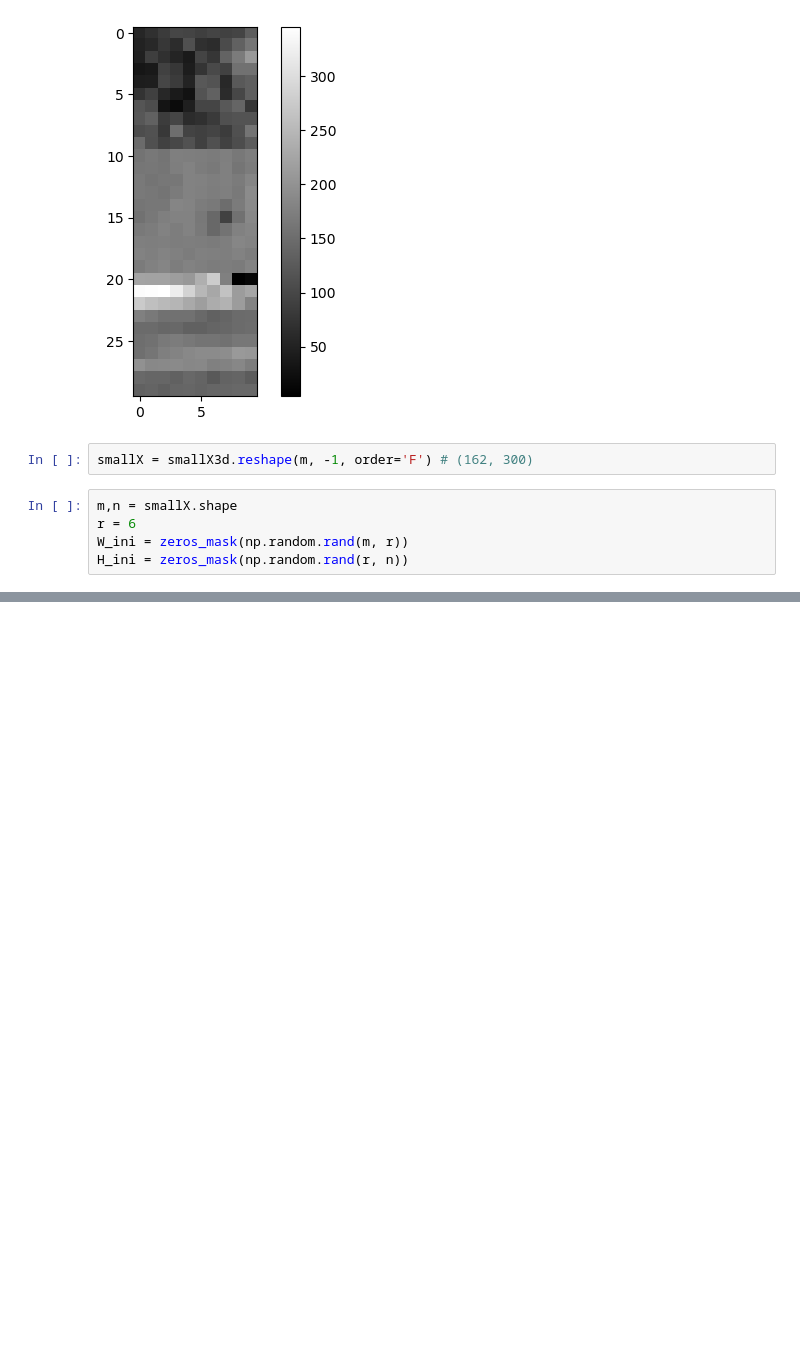
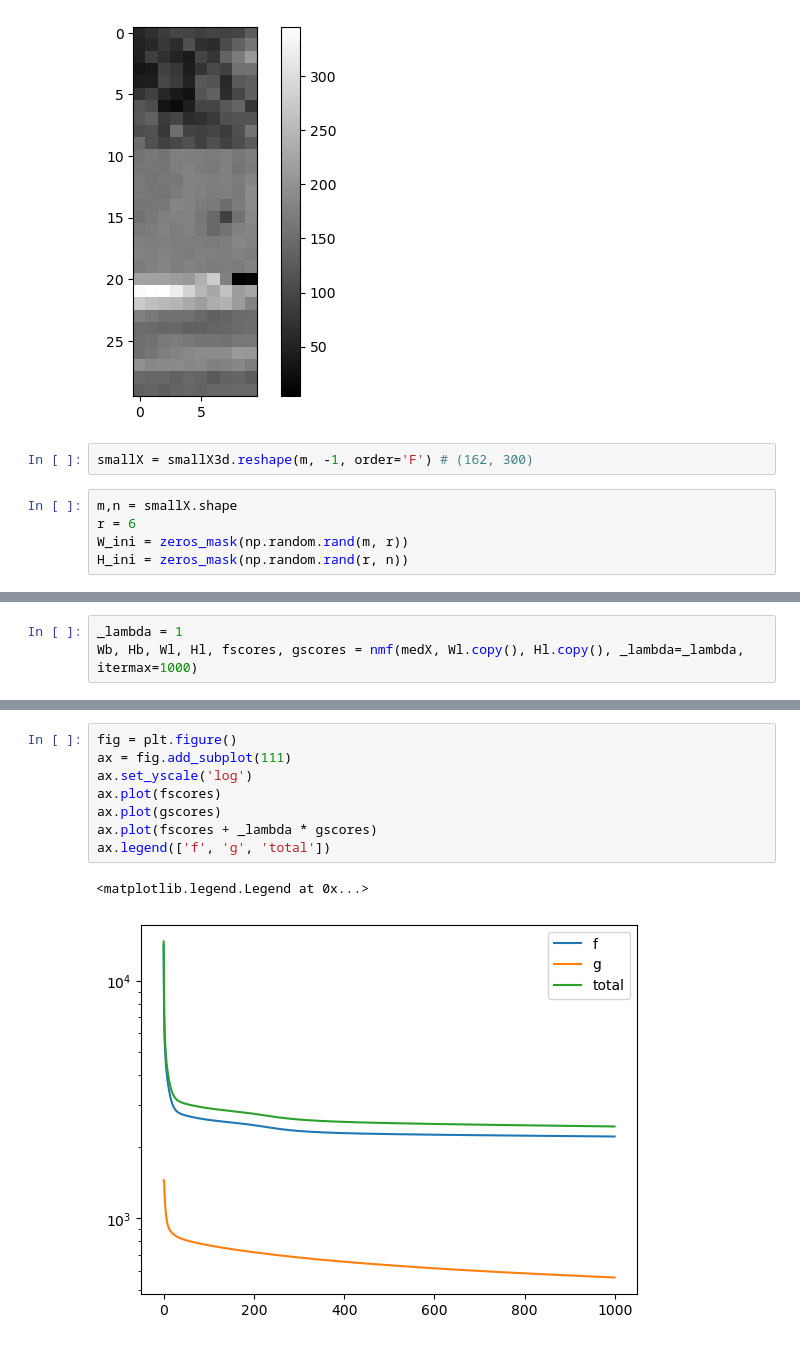
Before and after one commit to waqasbinhamed/seminmf, a Jupyter notebook: real.ipynb, the cells around one changed output, grey strips where cells are left out. Saved outputs shown, nothing was run; the diff lists cells and outputs as text; blank space fills up the shorter version.

```diff
--- a/real.ipynb
+++ b/real.ipynb
@@ -127,0 +148,3 @@ plt.colorbar()
+# %%
+_lambda = 1
+Wb, Hb, Wl, Hl, fscores, gscores = nmf(medX, Wl.copy(), Hl.copy(), _lambda=_lambda, itermax=1000)
@@ -127,0 +169,11 @@ plt.colorbar()
+# %%
+fig = plt.figure()
+ax = fig.add_subplot(111)
+ax.set_yscale('log')
+ax.plot(fscores)
+ax.plot(gscores)
+ax.plot(fscores + _lambda * gscores)
+ax.legend(['f', 'g', 'total'])
+# %% [output]
+<matplotlib.legend.Legend at 0x...>
+[figure, added]
```
Also changed, not shown: parts of 15 cells of this notebook.
